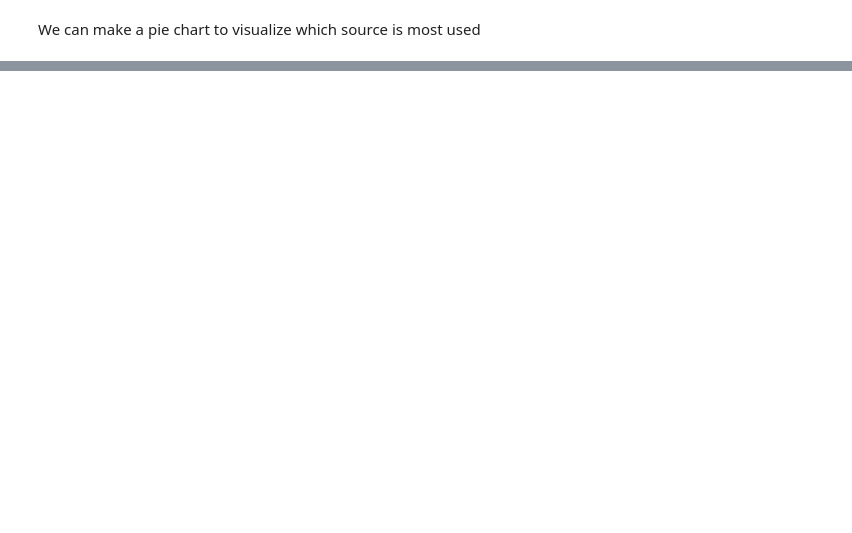
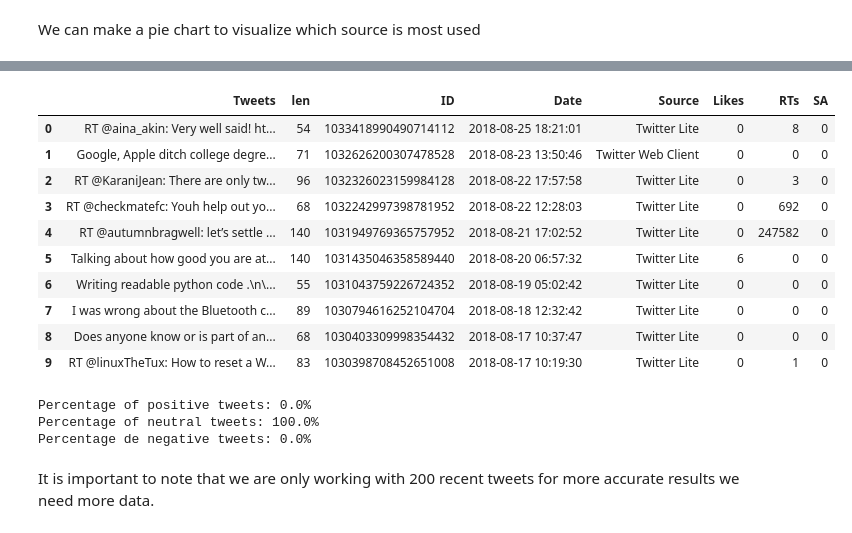
Before and after one commit to muokicaleb/Sentimental_Analysis, a Jupyter notebook: Trump_Tweets_Sentiment_Analysis.ipynb, the cells around one changed output, grey strips where cells are left out. Drawn from its saved outputs; the diff is of its cells as text; code cells hidden in the pictures; blank space fills up the shorter version.

```diff
--- a/Trump_Tweets_Sentiment_Analysis.ipynb
+++ b/Trump_Tweets_Sentiment_Analysis.ipynb
@@ -196,0 +206,47 @@ percent /= 100
+# %%
+def clean_tweet(tweet):
+    # removing linkss and special characters using regx
+    return ''.join(re.sub("(@[A-Za-z0-9]+)|([^0-9A-Za-z \t])|(\w+:\/\/\S+)", " ", tweet).split())
+
+def analize_sentiment(tweet):
+    # classify the polarity of a tweet using textblob.
+
+    analysis = TextBlob(clean_tweet(tweet))
+    if analysis.sentiment.polarity > 0:
+        return 1
+    elif analysis.sentiment.polarity == 0:
+        return 0
+    else:
+        return -1
+# %%
+# create a column with the result of the analysis:
+data['SA'] = np.array([ analize_sentiment(tweet) for tweet in data['Tweets'] ])
+
+# display the updated dataframe with the new column:
+display(data.head(10))
+# %% [output]
+|  | Tweets | len | ID | Date | Source | Likes | RTs | SA |
+| 0 | RT @aina_akin: Very well said! ht... | 54 | 1033418990490714112 | 2018-08-25 18:21:01 | Twitter Lite | 0 | 8 | 0 |
+| 1 | Google, Apple ditch college degre... | 71 | 1032626200307478528 | 2018-08-23 13:50:46 | Twitter Web Client | 0 | 0 | 0 |
+| 2 | RT @KaraniJean: There are only tw... | 96 | 1032326023159984128 | 2018-08-22 17:57:58 | Twitter Lite | 0 | 3 | 0 |
+| 3 | RT @checkmatefc: Youh help out yo... | 68 | 1032242997398781952 | 2018-08-22 12:28:03 | Twitter Lite | 0 | 692 | 0 |
+| 4 | RT @autumnbragwell: let’s settle ... | 140 | 1031949769365757952 | 2018-08-21 17:02:52 | Twitter Lite | 0 | 247582 | 0 |
+| 5 | Talking about how good you are at... | 140 | 1031435046358589440 | 2018-08-20 06:57:32 | Twitter Lite | 6 | 0 | 0 |
+| 6 | Writing readable python code .\n\... | 55 | 1031043759226724352 | 2018-08-19 05:02:42 | Twitter Lite | 0 | 0 | 0 |
+| 7 | I was wrong about the Bluetooth c... | 89 | 1030794616252104704 | 2018-08-18 12:32:42 | Twitter Lite | 0 | 0 | 0 |
+| 8 | Does anyone know or is part of an... | 68 | 1030403309998354432 | 2018-08-17 10:37:47 | Twitter Lite | 0 | 0 | 0 |
+| 9 | RT @linuxTheTux: How to reset a W... | 83 | 1030398708452651008 | 2018-08-17 10:19:30 | Twitter Lite | 0 | 1 | 0 |
+# %%
+pos_tweets = [ tweet for index, tweet in enumerate(data['Tweets']) if data['SA'][index] > 0]
+neu_tweets = [ tweet for index, tweet in enumerate(data['Tweets']) if data['SA'][index] == 0]
+neg_tweets = [ tweet for index, tweet in enumerate(data['Tweets']) if data['SA'][index] < 0]
+
+print("Percentage of positive tweets: {}%".format(len(pos_tweets)*100/len(data['Tweets'])))
+print("Percentage of neutral tweets: {}%".format(len(neu_tweets)*100/len(data['Tweets'])))
+print("Percentage de negative tweets: {}%".format(len(neg_tweets)*100/len(data['Tweets'])))
+# %% [output]
+Percentage of positive tweets: 0.0%
+Percentage of neutral tweets: 100.0%
+Percentage de negative tweets: 0.0%
+# %% [markdown]
+<p>It is important to note that we are only working with 200 recent tweets for more accurate results we need more data.</p>
```
Also changed, not shown: parts of 12 cells of this notebook.
